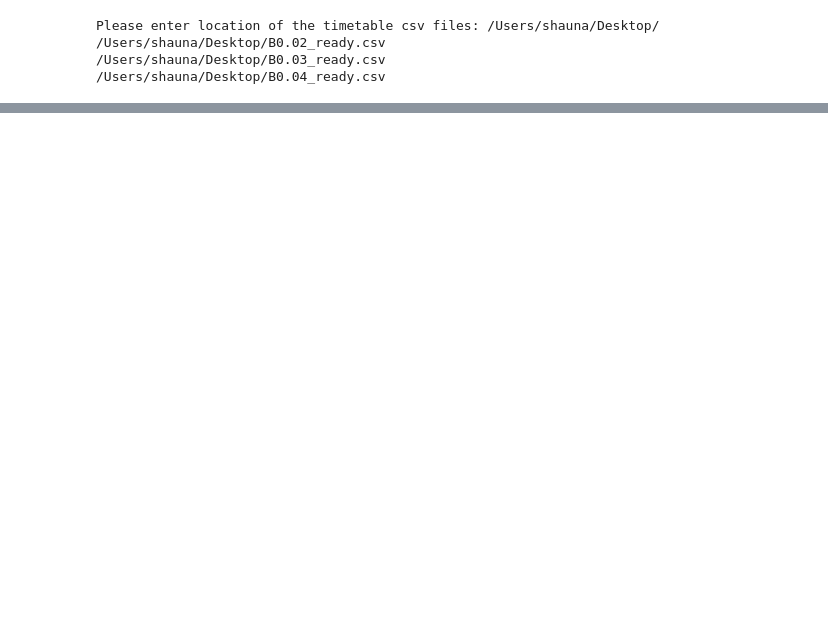
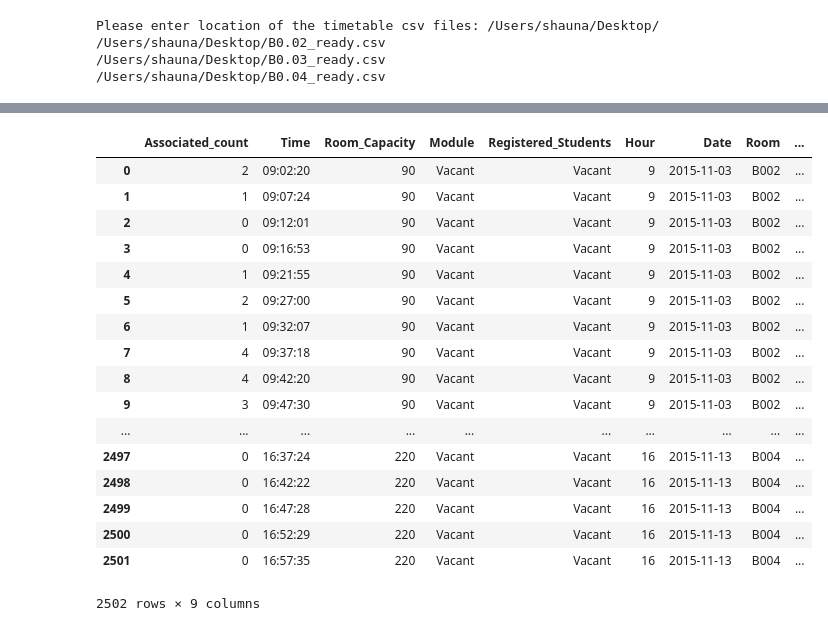
Before and after one commit to conordevoy/WiFinder, a Jupyter notebook: data_process_scripts/merged_notebooks.ipynb, the cells around one changed output, grey strips where cells are left out. Cells and saved outputs as stored; diff of their text form; code cells hidden in the pictures; blank space fills up the shorter version.

```diff
--- a/data_process_scripts/merged_notebooks.ipynb
+++ b/data_process_scripts/merged_notebooks.ipynb
@@ -284,0 +302,21 @@ df.Hour.min()
+# %%
+df
+# %% [output]
+|  | Associated_count | Time | Room_Capacity | Module | Registered_Students | Hour | Date | Room | ... |
+| 0 | 2 | 09:02:20 | 90 | Vacant | Vacant | 9 | 2015-11-03 | B002 | ... |
+| 1 | 1 | 09:07:24 | 90 | Vacant | Vacant | 9 | 2015-11-03 | B002 | ... |
+| 2 | 0 | 09:12:01 | 90 | Vacant | Vacant | 9 | 2015-11-03 | B002 | ... |
+| 3 | 0 | 09:16:53 | 90 | Vacant | Vacant | 9 | 2015-11-03 | B002 | ... |
+| 4 | 1 | 09:21:55 | 90 | Vacant | Vacant | 9 | 2015-11-03 | B002 | ... |
+| 5 | 2 | 09:27:00 | 90 | Vacant | Vacant | 9 | 2015-11-03 | B002 | ... |
+| 6 | 1 | 09:32:07 | 90 | Vacant | Vacant | 9 | 2015-11-03 | B002 | ... |
+| 7 | 4 | 09:37:18 | 90 | Vacant | Vacant | 9 | 2015-11-03 | B002 | ... |
+| 8 | 4 | 09:42:20 | 90 | Vacant | Vacant | 9 | 2015-11-03 | B002 | ... |
+| 9 | 3 | 09:47:30 | 90 | Vacant | Vacant | 9 | 2015-11-03 | B002 | ... |
+| ... | ... | ... | ... | ... | ... | ... | ... | ... | ... |
+| 2497 | 0 | 16:37:24 | 220 | Vacant | Vacant | 16 | 2015-11-13 | B004 | ... |
+| 2498 | 0 | 16:42:22 | 220 | Vacant | Vacant | 16 | 2015-11-13 | B004 | ... |
+| 2499 | 0 | 16:47:28 | 220 | Vacant | Vacant | 16 | 2015-11-13 | B004 | ... |
+| 2500 | 0 | 16:52:29 | 220 | Vacant | Vacant | 16 | 2015-11-13 | B004 | ... |
+| 2501 | 0 | 16:57:35 | 220 | Vacant | Vacant | 16 | 2015-11-13 | B004 | ... |
+2502 rows × 9 columns
```
Also changed, not shown: parts of 9 cells of this notebook, 2 other files.
